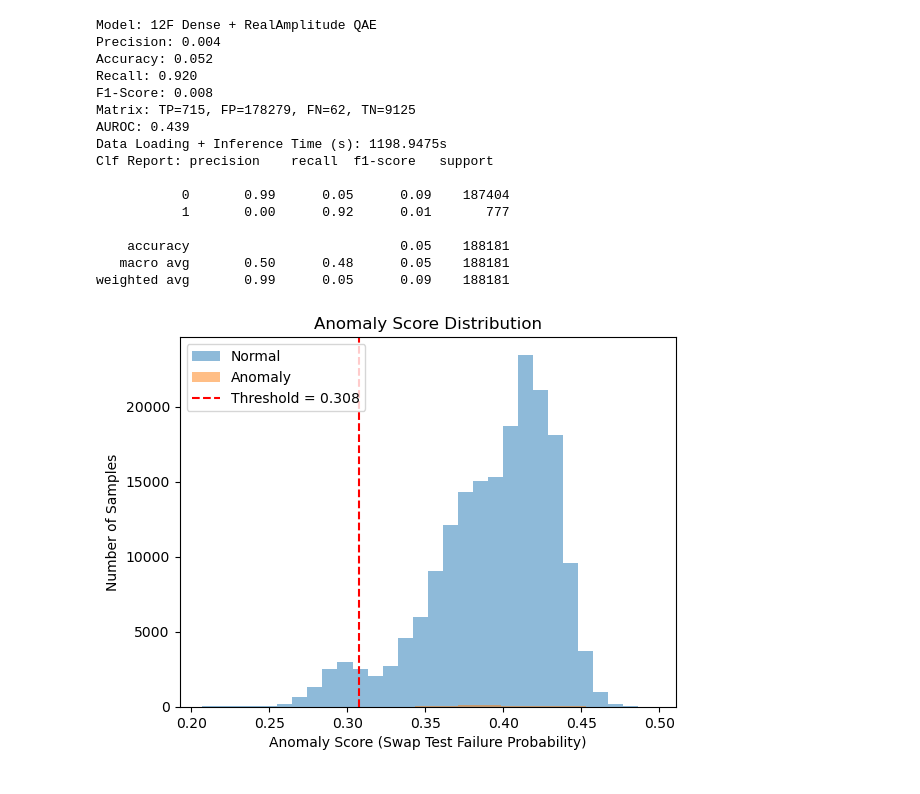
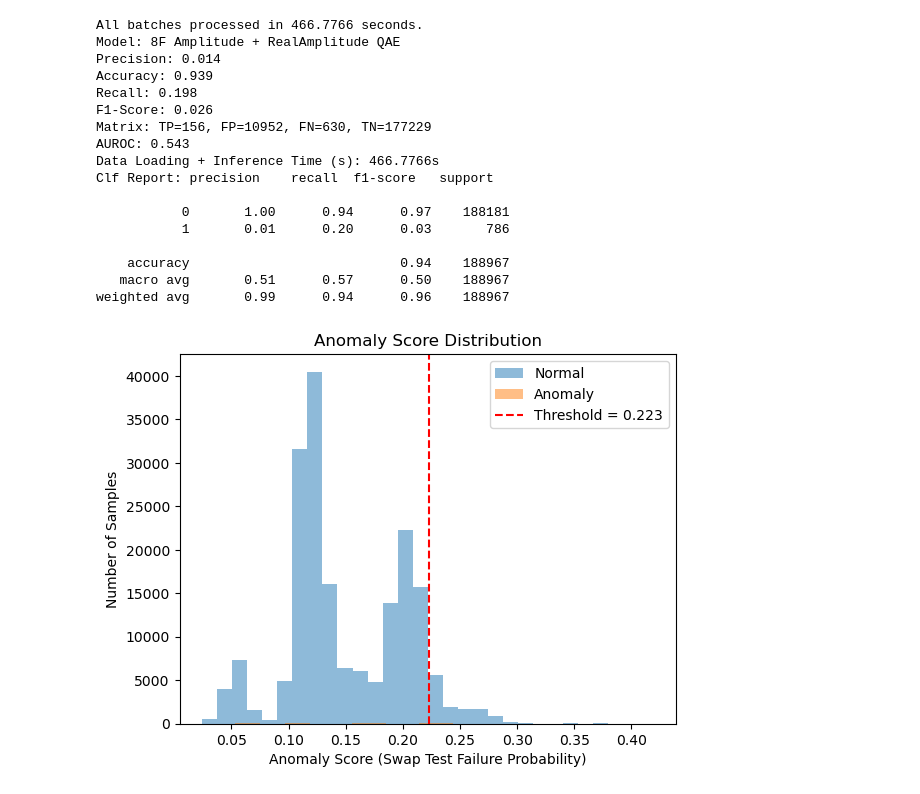
Before and after one commit to RohanSenthil/QAE_BETH_Anomaly, a Jupyter notebook: qae_evaluation.ipynb, the cells around one changed output. Cells and saved outputs as stored; diff of their text form; code cells hidden in the pictures.

Commit message:
16f qae models

```diff
--- a/qae_evaluation.ipynb
+++ b/qae_evaluation.ipynb
@@ -67,7 +63,7 @@ class AnomalyDetector(tf.keras.Model):
             layers.Dense(16, activation=None),
             layers.BatchNormalization(),
             layers.LeakyReLU(),
-            layers.Dense(12, activation=None),
+            layers.Dense(8, activation=None),
             layers.BatchNormalization(),
             layers.LeakyReLU()
         ])
@@ -108,8 +102,8 @@ NameError: name 'tf' is not defined
 # %%
 import pandas as pd
 
-qae_model = tf.keras.models.load_model(
-    "Models/12f_cae_model.keras",
+cae_model = tf.keras.models.load_model(
+    "Models/8f_cae_model.keras",
     custom_objects={"AnomalyDetector": AnomalyDetector}
 )
 # %%
@@ -278,23 +398,24 @@ Threshold: 0.3076171875
 # Get predictions
 import matplotlib.pyplot as plt
 
-scores, inference_time = compute_anomaly_scores(qnn, scaled_testing_data, trained_params, batch_size=256)
+scores, elapsed_time = compute_anomaly_scores(
+    qnn,
+    scaled_testing_data,
+    trained_params,
+    encoding_fn=amplitude_encoding,
+    batch_size=64
+)
 
 y_pred = (scores > threshold).astype(int)
-y_true = np.array(testing_labels).astype(int)
-
-# Your true labels for this test data
-y_true = testing_labels  # shape should be (n_samples,), values = 0 or 1
-
-time = inference_time + loading_time
+y_true = np.array(testing_labels).astype(int)[:len(scores)]
 
 metrics = evaluate_model(
     y_true=y_true,
     y_pred=y_pred,
     scores=scores,
-    time=time,
+    time=elapsed_time,
     threshold=threshold,  # same threshold used in predict
-    model_name="12F Dense + RealAmplitude QAE"
+    model_name="8F Amplitude + RealAmplitude QAE"
 )
 
 # Print clean table row for your notes
@@ -302,8 +423,8 @@ for k, v in metrics.items():
     print(f"{k}: {v}")
 
 # --- Histogram of scores ---
-plt.hist(scores[y_true.numpy() == 0], bins=30, alpha=0.5, label='Normal')
-plt.hist(scores[y_true.numpy() == 1], bins=30, alpha=0.5, label='Anomaly')
+plt.hist(scores[y_true == 0], bins=30, alpha=0.5, label='Normal')
+plt.hist(scores[y_true == 1], bins=30, alpha=0.5, label='Anomaly')
 plt.axvline(threshold, color='red', linestyle='--', label=f"Threshold = {threshold:.3f}")
 plt.xlabel("Anomaly Score (Swap Test Failure Probability)")
 plt.ylabel("Number of Samples")
@@ -331,50 +453,54 @@ weighted avg       0.87      0.90      0.88    188967
 # %%
 # Get predictions
-# v_scores, v_inference_time = compute_anomaly_scores(qnn, scaled_validation_data, trained_params, batch_size=256)
+v_scores, v_elapsed_time = compute_anomaly_scores(
+    qnn,
+    scaled_validation_data,
+    trained_params,
+    encoding_fn=amplitude_encoding,
+    batch_size=64
+)
 
 y_pred = (v_scores > threshold).astype(int)
-# y_true = np.array(validation_labels).astype(int)
 y_true = np.array(validation_labels).astype(int)[:len(v_scores)]
-
-time = inference_time + loading_time
 
 metrics = evaluate_model(
     y_true=y_true,
     y_pred=y_pred,
     scores=v_scores,
-    time=time,
+    time=v_elapsed_time,
     threshold=threshold,  # same threshold used in predict
-    model_name="12F Dense + RealAmplitude QAE"
+    model_name="8F Amplitude + RealAmplitude QAE"
 )
 
 # Print clean table row for your notes
 for k, v in metrics.items():
     print(f"{k}: {v}")
 
 # --- Histogram of scores ---
 plt.hist(v_scores[y_true == 0], bins=30, alpha=0.5, label='Normal')
 plt.hist(v_scores[y_true == 1], bins=30, alpha=0.5, label='Anomaly')
 plt.axvline(threshold, color='red', linestyle='--', label=f"Threshold = {threshold:.3f}")
 plt.xlabel("Anomaly Score (Swap Test Failure Probability)")
 plt.ylabel("Number of Samples")
 plt.title("Anomaly Score Distribution")
 plt.legend()
 plt.show()
 # %% [output]
-Model: 12F Dense + RealAmplitude QAE
-Precision: 0.004
-Accuracy: 0.052
-Recall: 0.920
-F1-Score: 0.008
-Matrix: TP=715, FP=178279, FN=62, TN=9125
-AUROC: 0.439
-Data Loading + Inference Time (s): 1198.9475s
+All batches processed in 466.7766 seconds.
+Model: 8F Amplitude + RealAmplitude QAE
+Precision: 0.014
+Accuracy: 0.939
+Recall: 0.198
+F1-Score: 0.026
+Matrix: TP=156, FP=10952, FN=630, TN=177229
+AUROC: 0.543
+Data Loading + Inference Time (s): 466.7766s
 Clf Report: precision    recall  f1-score   support
 
-           0       0.99      0.05      0.09    187404
-           1       0.00      0.92      0.01       777
+           0       1.00      0.94      0.97    188181
+           1       0.01      0.20      0.03       786
 
-    accuracy                           0.05    188181
-   macro avg       0.50      0.48      0.05    188181
-weighted avg       0.99      0.05      0.09    188181
+    accuracy                           0.94    188967
+   macro avg       0.51      0.57      0.50    188967
+weighted avg       0.99      0.94      0.96    188967
-[figure, old version]
+[figure, new version]
```
Also changed, not shown: parts of 9 cells of this notebook, 24 other files.
